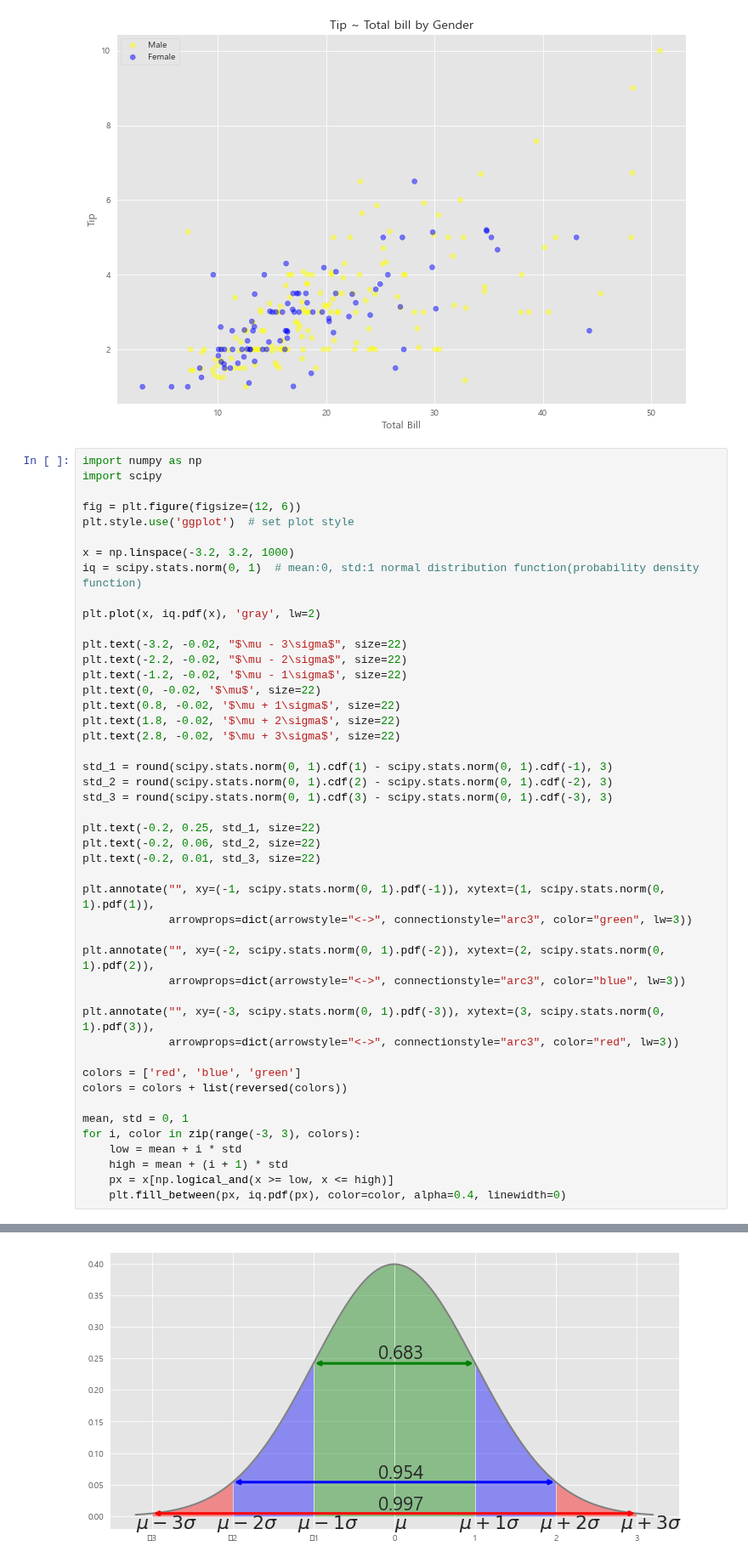
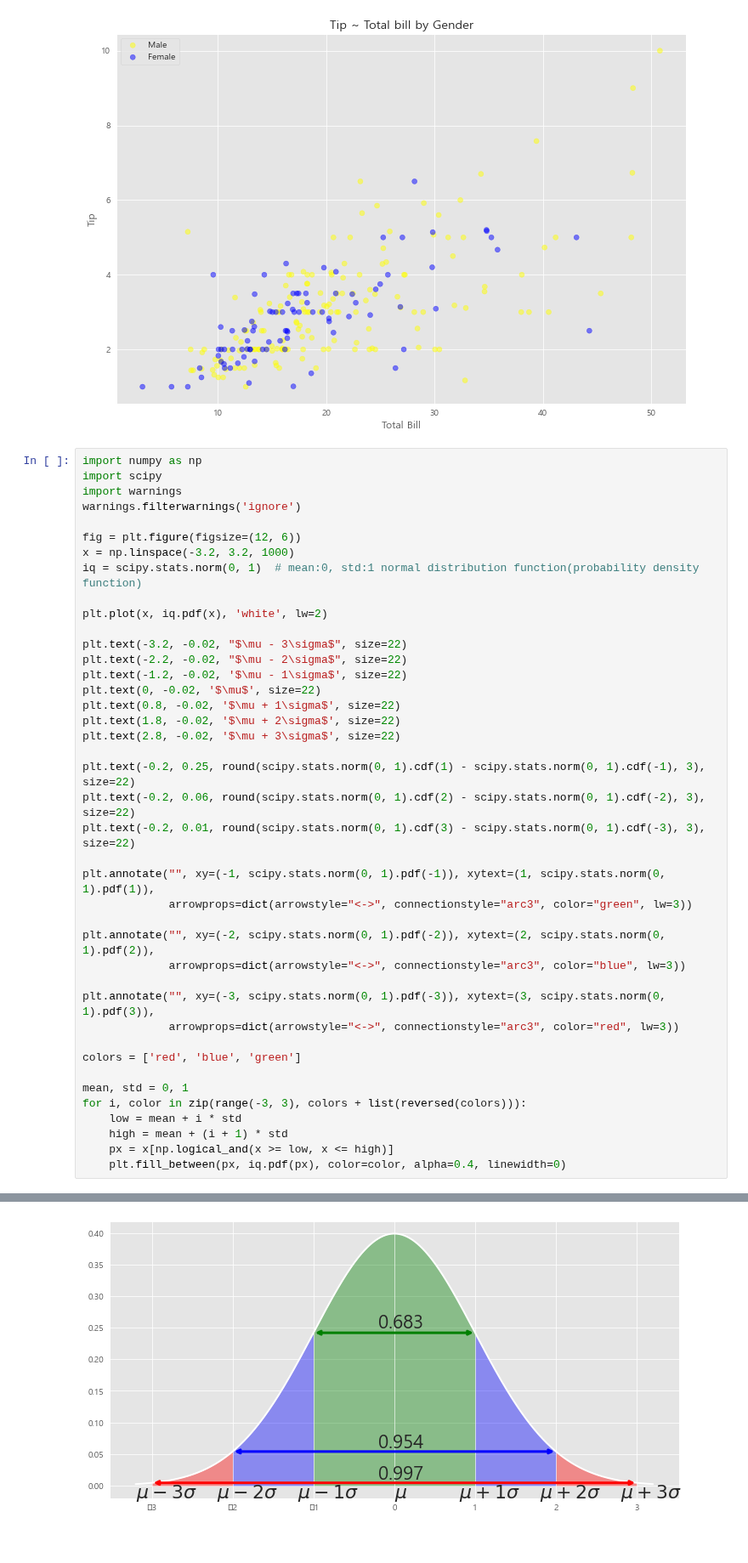
Before and after one commit to OliverJoo/quant_modeling, a Jupyter notebook: Basic_Finance/test_draw.ipynb, the cells around one changed output, grey strips where cells are left out. Shown at 85% size. Saved outputs shown, nothing was run; the diff lists cells and outputs as text.

```diff
--- a/Basic_Finance/test_draw.ipynb
+++ b/Basic_Finance/test_draw.ipynb
@@ -167,14 +167,14 @@ plt.show()
 # %%
 import numpy as np
 import scipy
+import warnings
+warnings.filterwarnings('ignore')
 
 fig = plt.figure(figsize=(12, 6))
-plt.style.use('ggplot')  # set plot style
-
 x = np.linspace(-3.2, 3.2, 1000)
 iq = scipy.stats.norm(0, 1)  # mean:0, std:1 normal distribution function(probability density function)
 
-plt.plot(x, iq.pdf(x), 'gray', lw=2)
+plt.plot(x, iq.pdf(x), 'white', lw=2)
 
 plt.text(-3.2, -0.02, "$\mu - 3\sigma$", size=22)
 plt.text(-2.2, -0.02, "$\mu - 2\sigma$", size=22)
@@ -184,13 +184,9 @@ plt.text(0.8, -0.02, '$\mu + 1\sigma$', size=22)
 plt.text(1.8, -0.02, '$\mu + 2\sigma$', size=22)
 plt.text(2.8, -0.02, '$\mu + 3\sigma$', size=22)
 
-std_1 = round(scipy.stats.norm(0, 1).cdf(1) - scipy.stats.norm(0, 1).cdf(-1), 3)
-std_2 = round(scipy.stats.norm(0, 1).cdf(2) - scipy.stats.norm(0, 1).cdf(-2), 3)
-std_3 = round(scipy.stats.norm(0, 1).cdf(3) - scipy.stats.norm(0, 1).cdf(-3), 3)
-
-plt.text(-0.2, 0.25, std_1, size=22)
-plt.text(-0.2, 0.06, std_2, size=22)
-plt.text(-0.2, 0.01, std_3, size=22)
+plt.text(-0.2, 0.25, round(scipy.stats.norm(0, 1).cdf(1) - scipy.stats.norm(0, 1).cdf(-1), 3), size=22)
+plt.text(-0.2, 0.06, round(scipy.stats.norm(0, 1).cdf(2) - scipy.stats.norm(0, 1).cdf(-2), 3), size=22)
+plt.text(-0.2, 0.01, round(scipy.stats.norm(0, 1).cdf(3) - scipy.stats.norm(0, 1).cdf(-3), 3), size=22)
 
 plt.annotate("", xy=(-1, scipy.stats.norm(0, 1).pdf(-1)), xytext=(1, scipy.stats.norm(0, 1).pdf(1)),
              arrowprops=dict(arrowstyle="<->", connectionstyle="arc3", color="green", lw=3))
@@ -202,10 +198,9 @@ plt.annotate("", xy=(-3, scipy.stats.norm(0, 1).pdf(-3)), xytext=(3, scipy.stats
              arrowprops=dict(arrowstyle="<->", connectionstyle="arc3", color="red", lw=3))
 
 colors = ['red', 'blue', 'green']
-colors = colors + list(reversed(colors))
 
 mean, std = 0, 1
-for i, color in zip(range(-3, 3), colors):
+for i, color in zip(range(-3, 3), colors + list(reversed(colors))):
     low = mean + i * std
     high = mean + (i + 1) * std
     px = x[np.logical_and(x >= low, x <= high)]
@@ -218,2 +209,2 @@ Glyph 8722 (\N{MINUS SIGN}) missing from current font.
-[figure, old version]
+[figure, new version]
 # %% [markdown]
```
Also changed, not shown: parts of 4 cells of this notebook.
